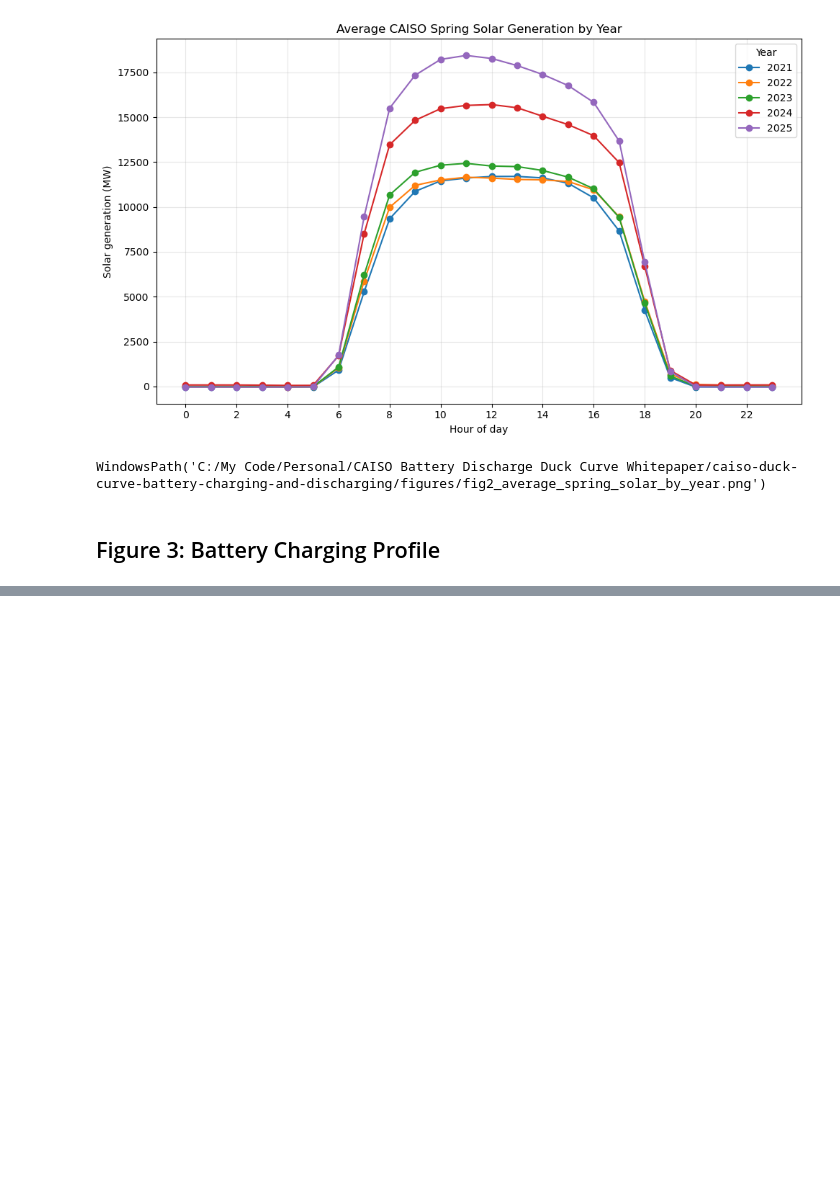
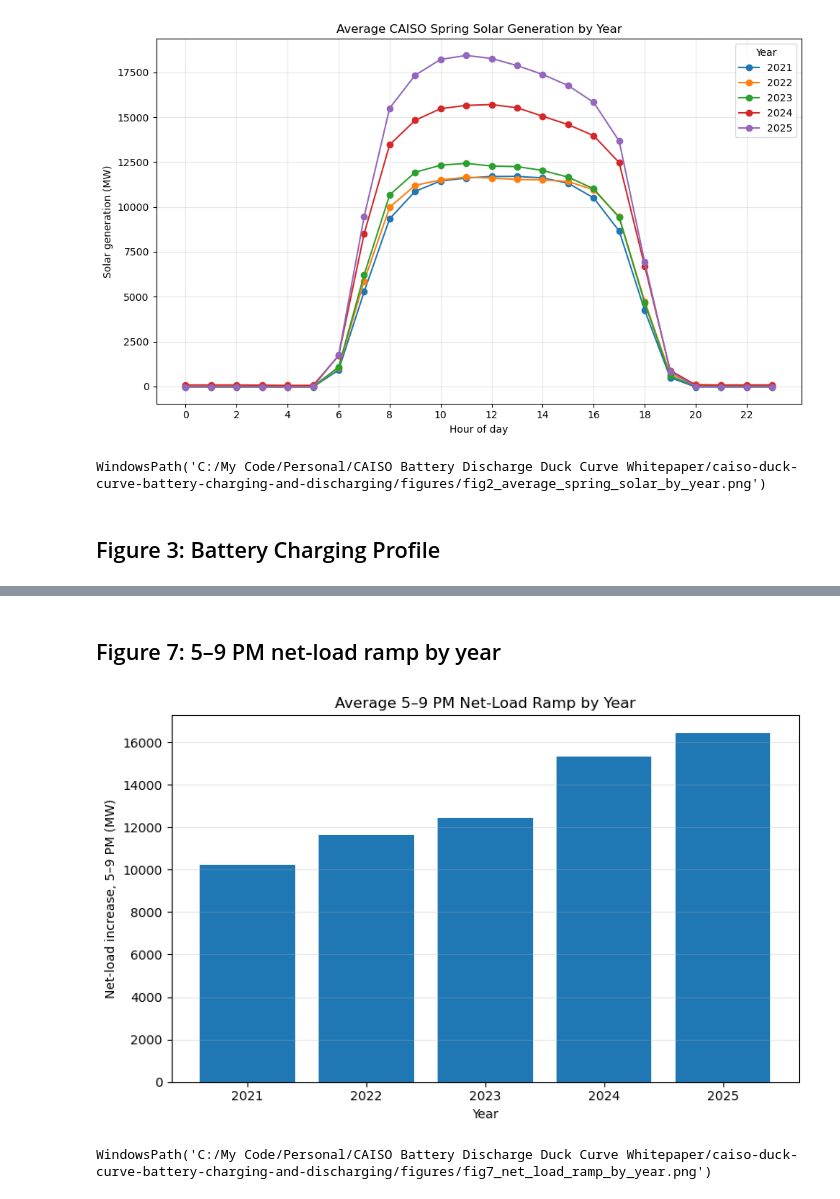
Before and after one commit to oaters1/caiso-duck-curve-battery-charging-and-discharging, a Jupyter notebook: notebooks/01_caiso_spring_battery_analysis.ipynb, the cells around one changed output, grey strips where cells are left out. Drawn from its saved outputs; the diff is of its cells as text; code cells hidden in the pictures; blank space fills up the shorter version.

```diff
--- a/notebooks/01_caiso_spring_battery_analysis.ipynb
+++ b/notebooks/01_caiso_spring_battery_analysis.ipynb
@@ -495,0 +566,21 @@ fig_path
+# %% [markdown]
+## Figure 7: 5–9 PM net-load ramp by year
+# %%
+plt.figure(figsize=(8, 5))
+
+plt.bar(metrics_df["year"].astype(str), metrics_df["net_load_ramp_5_9_mw"])
+
+plt.title("Average 5–9 PM Net-Load Ramp by Year")
+plt.xlabel("Year")
+plt.ylabel("Net-load increase, 5–9 PM (MW)")
+plt.grid(axis="y", alpha=0.3)
+plt.tight_layout()
+
+fig_path = FIGURES_DIR / "fig7_net_load_ramp_by_year.png"
+plt.savefig(fig_path, dpi=300)
+plt.show()
+
+fig_path
+# %% [output]
+[figure, added]
+WindowsPath('C:/My Code/Personal/CAISO Battery Discharge Duck Curve Whitepaper/caiso-duck-curve-battery-charging-and-discharging/figures/fig7_net_load_ramp_by_year.png')
```
Also changed, not shown: parts of 13 cells of this notebook.
